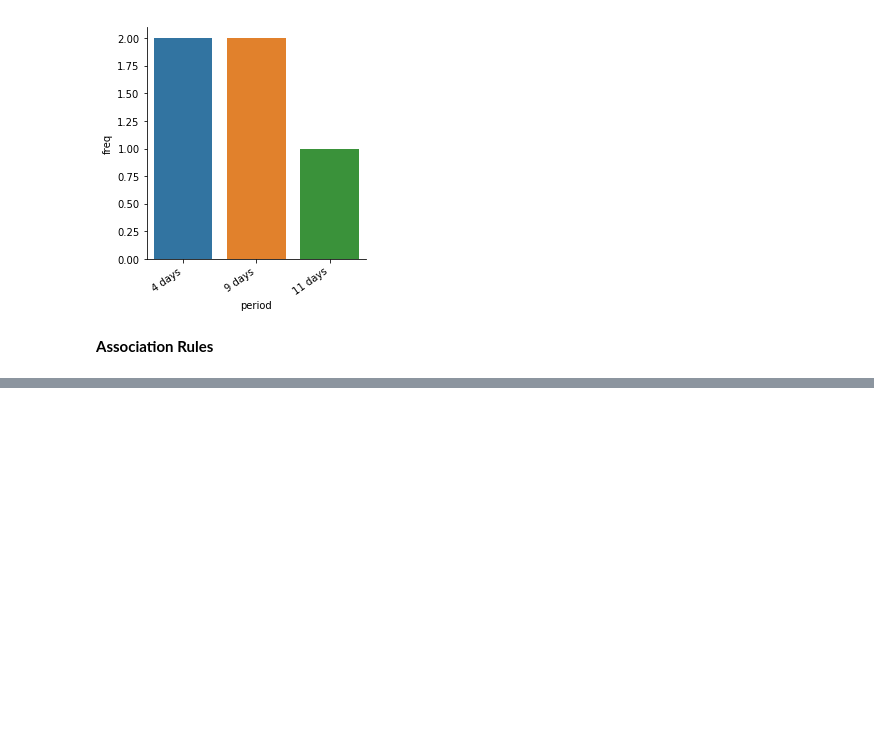
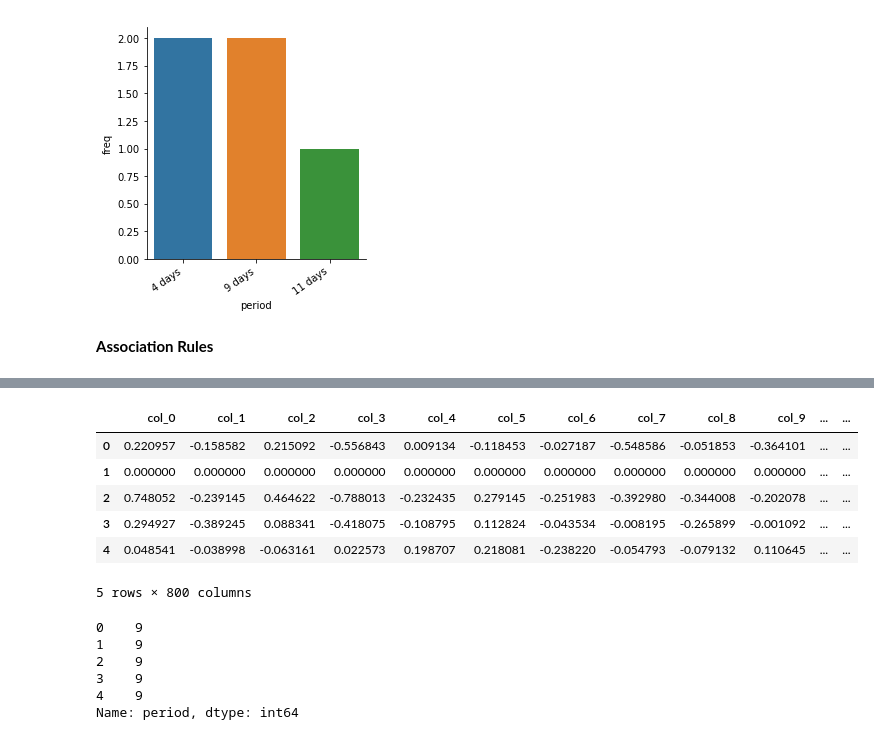
Before and after one commit to alcaides/discarge-summaries-i2b2, a Jupyter notebook: Análisis y visualización v1.ipynb, the cells around one changed output, grey strips where cells are left out. Drawn from its saved outputs; the diff is of its cells as text; code cells hidden in the pictures; blank space fills up the shorter version.

```diff
--- a/Análisis y visualización v1.ipynb
+++ b/Análisis y visualización v1.ipynb
@@ -528,0 +525,20 @@ vectorized.head()
+# %%
+X = vectorized.reset_index()
+X.drop(['patient','admission','discharge','level_4','relation','vec_relation','period','m_relation'],axis=1,inplace=True)
+display(X.head())
+y = vectorized.reset_index().period.apply(lambda x: int(re.sub('[a-z]','',str(x.days))))
+display(y.head())
+# %% [output]
+|  | col_0 | col_1 | col_2 | col_3 | col_4 | col_5 | col_6 | col_7 | col_8 | col_9 | ... | ... |
+| 0 | 0.220957 | -0.158582 | 0.215092 | -0.556843 | 0.009134 | -0.118453 | -0.027187 | -0.548586 | -0.051853 | -0.364101 | ... | ... |
+| 1 | 0.000000 | 0.000000 | 0.000000 | 0.000000 | 0.000000 | 0.000000 | 0.000000 | 0.000000 | 0.000000 | 0.000000 | ... | ... |
+| 2 | 0.748052 | -0.239145 | 0.464622 | -0.788013 | -0.232435 | 0.279145 | -0.251983 | -0.392980 | -0.344008 | -0.202078 | ... | ... |
+| 3 | 0.294927 | -0.389245 | 0.088341 | -0.418075 | -0.108795 | 0.112824 | -0.043534 | -0.008195 | -0.265899 | -0.001092 | ... | ... |
+| 4 | 0.048541 | -0.038998 | -0.063161 | 0.022573 | 0.198707 | 0.218081 | -0.238220 | -0.054793 | -0.079132 | 0.110645 | ... | ... |
+5 rows × 800 columns
+0    9
+1    9
+2    9
+3    9
+4    9
+Name: period, dtype: int64
```
Also changed, not shown: parts of 12 cells of this notebook.
